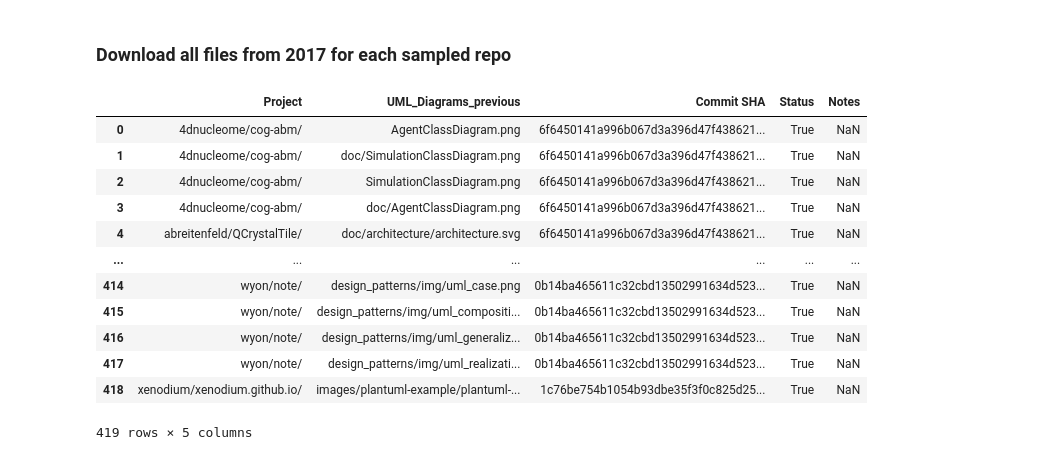
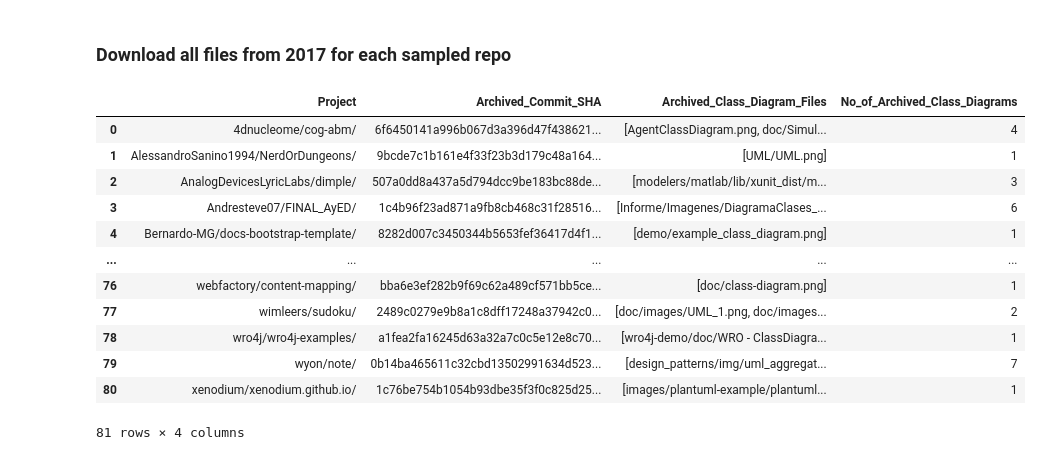
Before and after one commit to zakipauzi/uml_code_traceability, a Jupyter notebook: 2_filter_repos.ipynb, the cells around one changed output. Drawn from its saved outputs; the diff is of its cells as text; code cells hidden in the pictures.

```diff
--- a/2_filter_repos.ipynb
+++ b/2_filter_repos.ipynb
@@ -499,20 +499,31 @@ merged_filter_cd_df
 419 rows × 2 columns
 # %% [markdown]
 ### Download all files from 2017 for each sampled repo
-# %%
-merged_filter_cd_df = pd.read_csv("merged_filter_cd_filled_df.csv")
-merged_filter_cd_df
-# %% [output]
-|  | Project | UML_Diagrams_previous | Commit SHA | Status | Notes |
-| 0 | 4dnucleome/cog-abm/ | AgentClassDiagram.png | 6f6450141a996b067d3a396d47f438621... | True | NaN |
-| 1 | 4dnucleome/cog-abm/ | doc/SimulationClassDiagram.png | 6f6450141a996b067d3a396d47f438621... | True | NaN |
-| 2 | 4dnucleome/cog-abm/ | SimulationClassDiagram.png | 6f6450141a996b067d3a396d47f438621... | True | NaN |
-| 3 | 4dnucleome/cog-abm/ | doc/AgentClassDiagram.png | 6f6450141a996b067d3a396d47f438621... | True | NaN |
-| 4 | abreitenfeld/QCrystalTile/ | doc/architecture/architecture.svg | 6f6450141a996b067d3a396d47f438621... | True | NaN |
-| ... | ... | ... | ... | ... | ... |
-| 414 | wyon/note/ | design_patterns/img/uml_case.png | 0b14ba465611c32cbd13502991634d523... | True | NaN |
-| 415 | wyon/note/ | design_patterns/img/uml_compositi... | 0b14ba465611c32cbd13502991634d523... | True | NaN |
-| 416 | wyon/note/ | design_patterns/img/uml_generaliz... | 0b14ba465611c32cbd13502991634d523... | True | NaN |
-| 417 | wyon/note/ | design_patterns/img/uml_realizati... | 0b14ba465611c32cbd13502991634d523... | True | NaN |
-| 418 | xenodium/xenodium.github.io/ | images/plantuml-example/plantuml-... | 1c76be754b1054b93dbe35f3f0c825d25... | True | NaN |
-419 rows × 5 columns
+# %%
+merged_filter_cd_df = pd.read_csv("merged_filter_cd_filled_df.csv")
+merged_filter_cd_df.rename(columns={'UML_Diagrams_previous': 'Archived_Class_Diagram_File',
+                                    'Commit SHA': 'Archived_Commit_SHA'}, inplace=True)
+
+merged_filter_cd_df = merged_filter_cd_df[merged_filter_cd_df['Status']]
+merged_filter_cd_df = merged_filter_cd_df.drop(columns=['Status', 'Notes']).reset_index(drop=True)
+
+# group the class diagrams by project and commit SHA, include the column of list of class diagrams
+grouped_archived_class_diagrams_df = merged_filter_cd_df.groupby(['Project', 'Archived_Commit_SHA'])['Archived_Class_Diagram_File'].apply(list).reset_index(name='Archived_Class_Diagram_Files')
+
+# show number of class diagrams per project
+grouped_archived_class_diagrams_df['No_of_Archived_Class_Diagrams'] = grouped_archived_class_diagrams_df['Archived_Class_Diagram_Files'].apply(len)
+grouped_archived_class_diagrams_df
+# %% [output]
+|  | Project | Archived_Commit_SHA | Archived_Class_Diagram_Files | No_of_Archived_Class_Diagrams |
+| 0 | 4dnucleome/cog-abm/ | 6f6450141a996b067d3a396d47f438621... | [AgentClassDiagram.png, doc/Simul... | 4 |
+| 1 | AlessandroSanino1994/NerdOrDungeons/ | 9bcde7c1b161e4f33f23b3d179c48a164... | [UML/UML.png] | 1 |
+| 2 | AnalogDevicesLyricLabs/dimple/ | 507a0dd8a437a5d794dcc9be183bc88de... | [modelers/matlab/lib/xunit_dist/m... | 3 |
+| 3 | Andresteve07/FINAL_AyED/ | 1c4b96f23ad871a9fb8cb468c31f28516... | [Informe/Imagenes/DiagramaClases_... | 6 |
+| 4 | Bernardo-MG/docs-bootstrap-template/ | 8282d007c3450344b5653fef36417d4f1... | [demo/example_class_diagram.png] | 1 |
+| ... | ... | ... | ... | ... |
+| 76 | webfactory/content-mapping/ | bba6e3ef282b9f69c62a489cf571bb5ce... | [doc/class-diagram.png] | 1 |
+| 77 | wimleers/sudoku/ | 2489c0279e9b8a1c8dff17248a37942c0... | [doc/images/UML_1.png, doc/images... | 2 |
+| 78 | wro4j/wro4j-examples/ | a1fea2fa16245d63a32a7c0c5e12e8c70... | [wro4j-demo/doc/WRO - ClassDiagra... | 1 |
+| 79 | wyon/note/ | 0b14ba465611c32cbd13502991634d523... | [design_patterns/img/uml_aggregat... | 7 |
+| 80 | xenodium/xenodium.github.io/ | 1c76be754b1054b93dbe35f3f0c825d25... | [images/plantuml-example/plantuml... | 1 |
+81 rows × 4 columns
```
Also changed, not shown: parts of 2 cells of this notebook, 1 other file.
